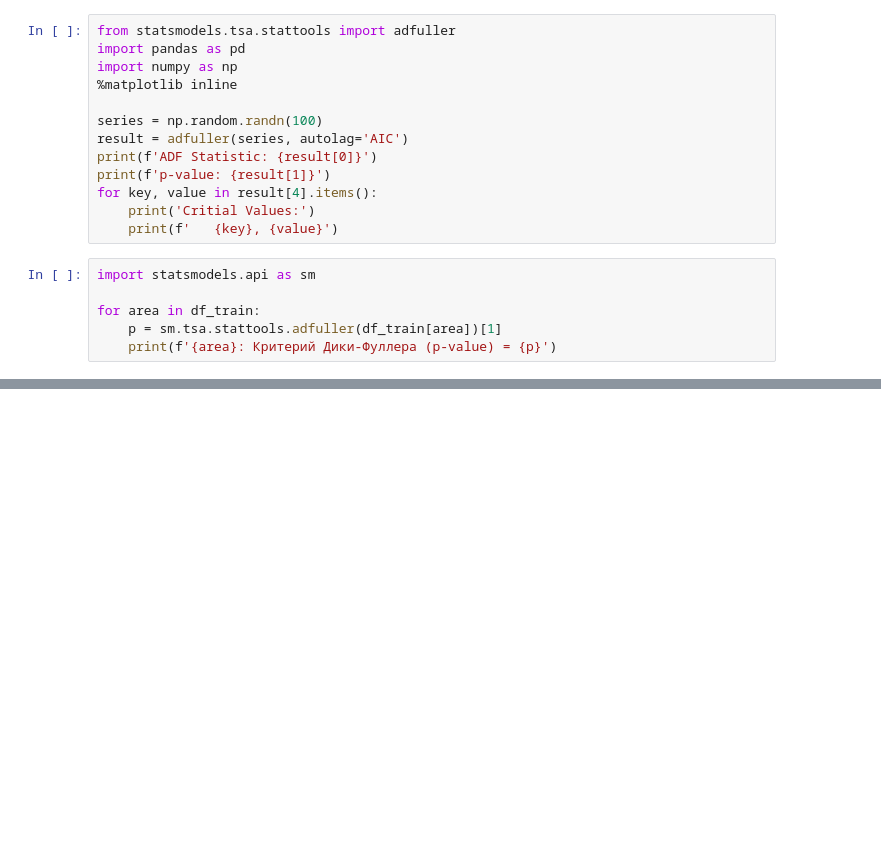
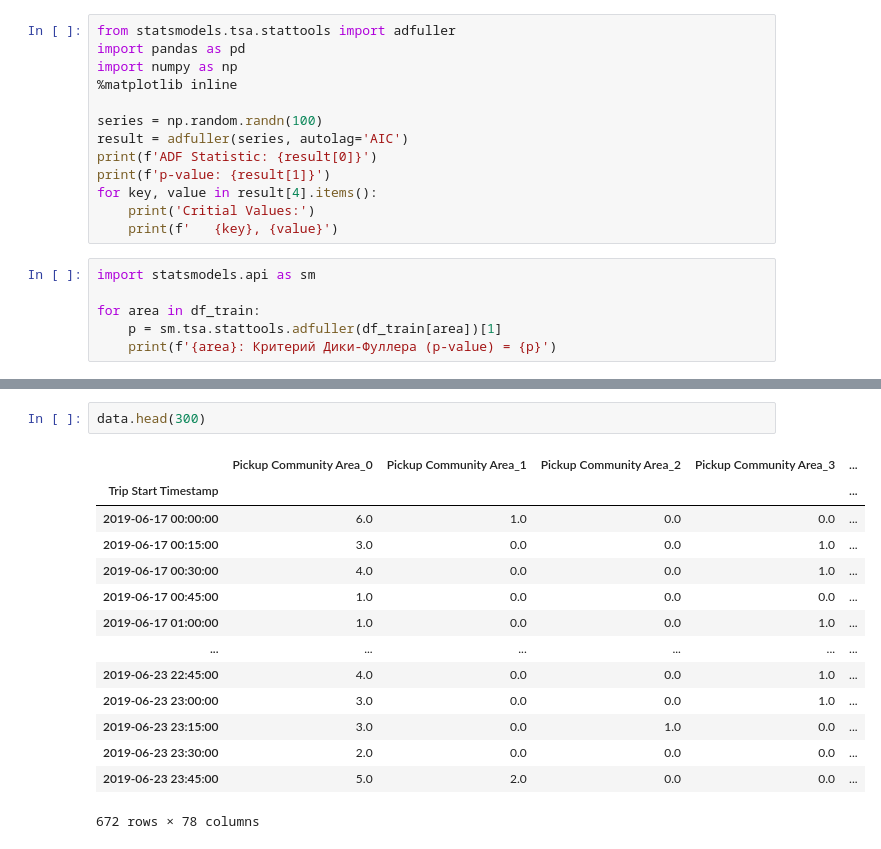
Before and after one commit to dbadeev/uber, a Jupyter notebook: uber.ipynb, the cells around one changed output, grey strips where cells are left out. Drawn from its saved outputs; the diff is of its cells as text; blank space fills up the shorter version.

```diff
--- a/uber.ipynb
+++ b/uber.ipynb
@@ -916,0 +974,17 @@ for area in df_train:
+# %%
+data.head(300)
+# %% [output]
+|  | Pickup Community Area_0 | Pickup Community Area_1 | Pickup Community Area_2 | Pickup Community Area_3 | ... |
+| Trip Start Timestamp |  |  |  |  | ... |
+| 2019-06-17 00:00:00 | 6.0 | 1.0 | 0.0 | 0.0 | ... |
+| 2019-06-17 00:15:00 | 3.0 | 0.0 | 0.0 | 1.0 | ... |
+| 2019-06-17 00:30:00 | 4.0 | 0.0 | 0.0 | 1.0 | ... |
+| 2019-06-17 00:45:00 | 1.0 | 0.0 | 0.0 | 0.0 | ... |
+| 2019-06-17 01:00:00 | 1.0 | 0.0 | 0.0 | 1.0 | ... |
+| ... | ... | ... | ... | ... | ... |
+| 2019-06-23 22:45:00 | 4.0 | 0.0 | 0.0 | 1.0 | ... |
+| 2019-06-23 23:00:00 | 3.0 | 0.0 | 0.0 | 1.0 | ... |
+| 2019-06-23 23:15:00 | 3.0 | 0.0 | 1.0 | 0.0 | ... |
+| 2019-06-23 23:30:00 | 2.0 | 0.0 | 0.0 | 0.0 | ... |
+| 2019-06-23 23:45:00 | 5.0 | 2.0 | 0.0 | 0.0 | ... |
+672 rows × 78 columns
```
Also changed, not shown: parts of 7 cells of this notebook.
